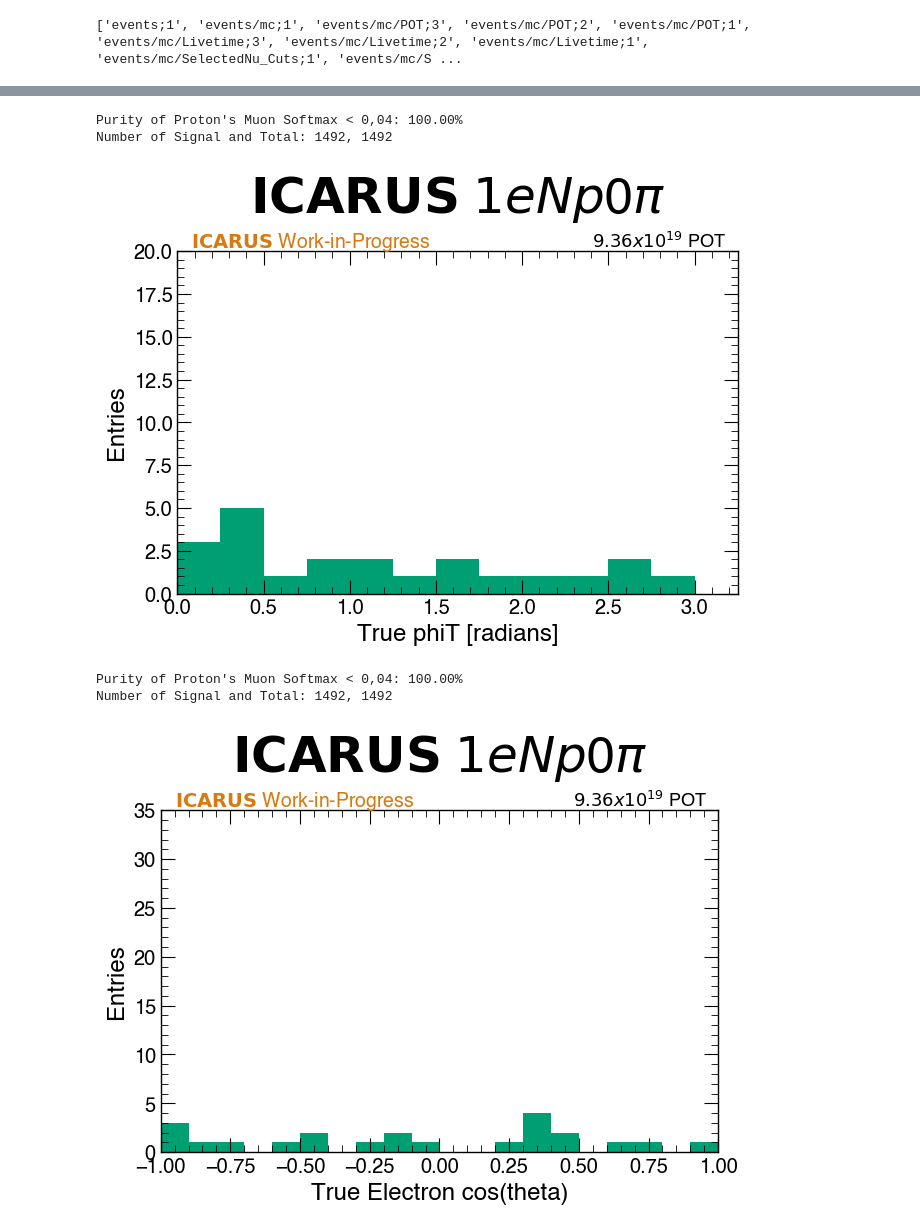
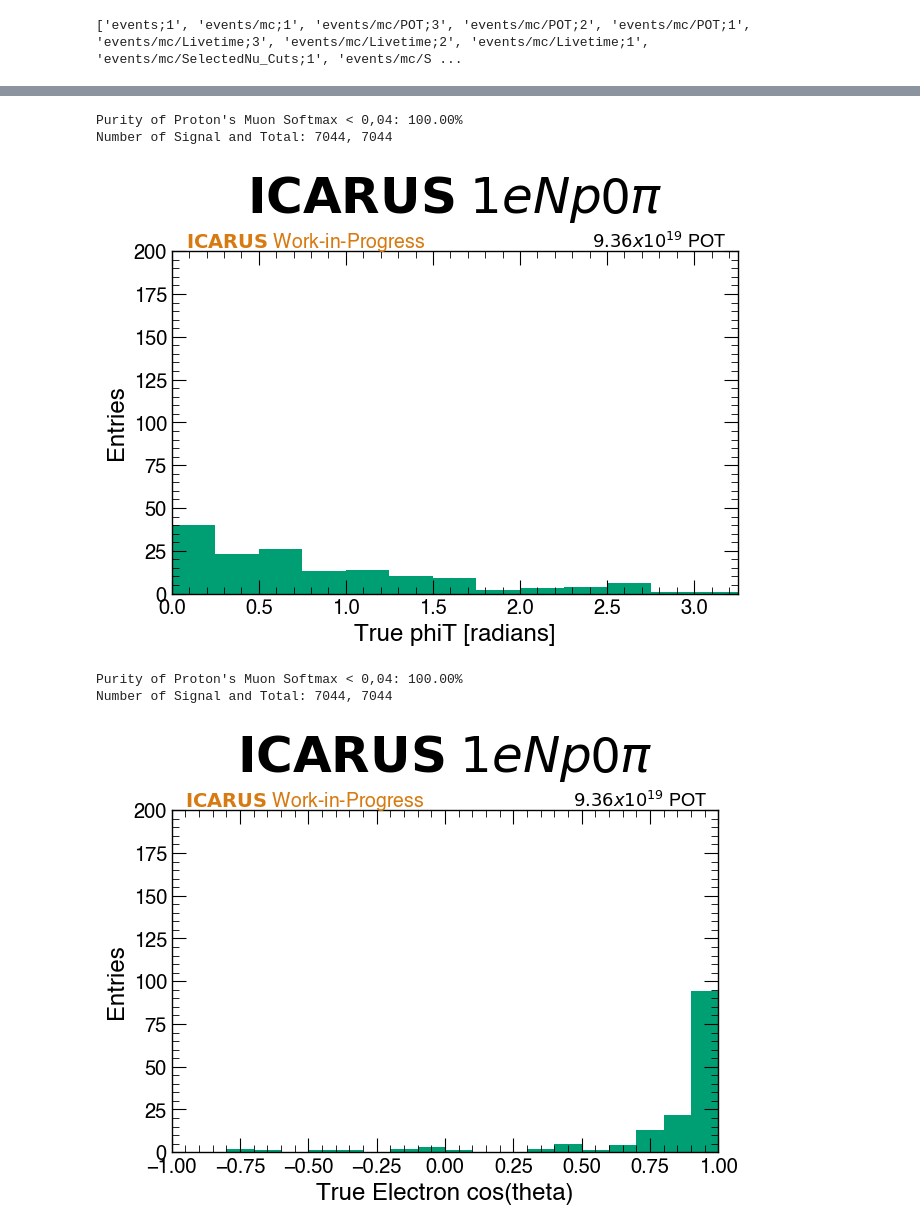
Before and after one commit to dacarber/medulla, a Jupyter notebook: spineplot/Investigate_plots.ipynb, the cells around one changed output, grey strips where cells are left out. Saved outputs shown, nothing was run; the diff lists cells and outputs as text; code cells hidden in the pictures.

```diff
--- a/spineplot/Investigate_plots.ipynb
+++ b/spineplot/Investigate_plots.ipynb
@@ -28,7 +28,7 @@ c++: error: argument to '-isysroot' is missing (expected 1 value)
 c++: error: no input files
 With exit code 0
 # %%
-file = uproot.open('/Users/danielcarber/Documents/ICARUS/purity_mc.root')
+file = uproot.open('/Users/danielcarber/Documents/ICARUS/nue_mc.root')
 print(file.keys())
 # %% [output]
 ['events;1', 'events/mc;1', 'events/mc/POT;3', 'events/mc/POT;2', 'events/mc/POT;1', 'events/mc/Livetime;3', 'events/mc/Livetime;2', 'events/mc/Livetime;1', 'events/mc/SelectedNu_Cuts;1', 'events/mc/S ...
@@ -214,5 +215,5 @@ mask  = (signal['all_1eNp_cut']==1) & (signal['reco_electron_axial_spread'] > 0.
 cut_muon = signal[mask]
 #cut_muon = cut_muon[cut_muon['true_proton_energy']>100]
 #signal = signal[signal['true_proton_energy']>100]
-cut_muon = cut_muon[cut_muon['true_electron_energy']<200]
+cut_muon = cut_muon[cut_muon['true_W']<37240]
 # %% [output]
@@ -543,8 +544,8 @@ ax1.set_xlabel(r"True phiT [radians]")
 ax1.set_ylabel("Entries")
 plt.title(r"$\bf{ICARUS}$ $1eNp$0$\pi$")
 plt.xlim(bins[0], bins[1])
-ax1.set_ylim(0, 20)
-yrange = [0,20]
+ax1.set_ylim(0, 200)
+yrange = [0,200]
 usey = yrange[1] + 0.01*(yrange[1] - yrange[0]) + 0*(yrange[1] - yrange[0])
 xrange = [bins[0],bins[1]]
 usex = xrange[0] + 0.025*(xrange[1] - xrange[0]) + 0*(xrange[1] - xrange[0])
@@ -565,8 +566,8 @@ print(f"Purity of Proton's Muon Softmax < 0,04: {purity*100:.2f}%")
 print(f"Number of Signal and Total: {len(signal)}, {len(mc_df)}")
 # %% [output]
 Purity of Proton's Muon Softmax < 0,04: 100.00%
-Number of Signal and Total: 1492, 1492
+Number of Signal and Total: 7044, 7044
-[figure, old version]
+[figure, new version]
 # %%
 plt.style.use('styles/muon2024_colorswap.mplstyle')
 
@@ -575,37 +576,37 @@ variable = "true_electron_polar"
 bins = [-1,1.0,.1]
 bins_eff = [0,1,75]
 
 
 ax1.hist(cut_muon[variable],bins=int((bins[1]-bins[0])/bins[2]),range=(bins[0], bins[1]),color = '#009E73', label='Signal')
 
 ax1.set_xlabel(r"True Electron cos(theta)")
 ax1.set_ylabel("Entries")
 plt.title(r"$\bf{ICARUS}$ $1eNp$0$\pi$")
 plt.xlim(bins[0], bins[1])
-ax1.set_ylim(0, 35)
-yrange = [0,35]
+ax1.set_ylim(0, 200)
+yrange = [0,200]
 usey = yrange[1] + 0.01*(yrange[1] - yrange[0]) + 0*(yrange[1] - yrange[0])
 xrange = [bins[0],bins[1]]
 usex = xrange[0] + 0.025*(xrange[1] - xrange[0]) + 0*(xrange[1] - xrange[0])
 plt.text(x=usex, y=usey, s=r"$\bf{ICARUS}$ Work-in-Progress", fontsize=14, color='#d67a11')
 usey = yrange[1] + 0.01*(yrange[1] - yrange[0]) + 0*(yrange[1] - yrange[0])
 usex = xrange[1] - 0.02*(xrange[1] - xrange[0])
 plt.text(x=usex, y=usey, s=r"$9.36x10^{19}$ POT", fontsize=13, color='black', horizontalalignment='right')
 
 # Set legend
 #plt.legend(handles_reordered, labels_reordered)
 
 #plt.show()
 plt.savefig("/Users/danielcarber/Documents/ICARUS/NuMI_Nue/Plots/Efficiency_plots/True_electron_cos_theta.png")
 
 
 purity = len(signal)/(len(mc_df))
 print(f"Purity of Proton's Muon Softmax < 0,04: {purity*100:.2f}%")
 print(f"Number of Signal and Total: {len(signal)}, {len(mc_df)}")
 # %% [output]
 Purity of Proton's Muon Softmax < 0,04: 100.00%
-Number of Signal and Total: 1492, 1492
+Number of Signal and Total: 7044, 7044
-[figure, old version]
+[figure, new version]
 # %%
 plt.style.use('styles/muon2024_colorswap.mplstyle')
 
```
Also changed, not shown: parts of 13 cells of this notebook, 3 other files.
